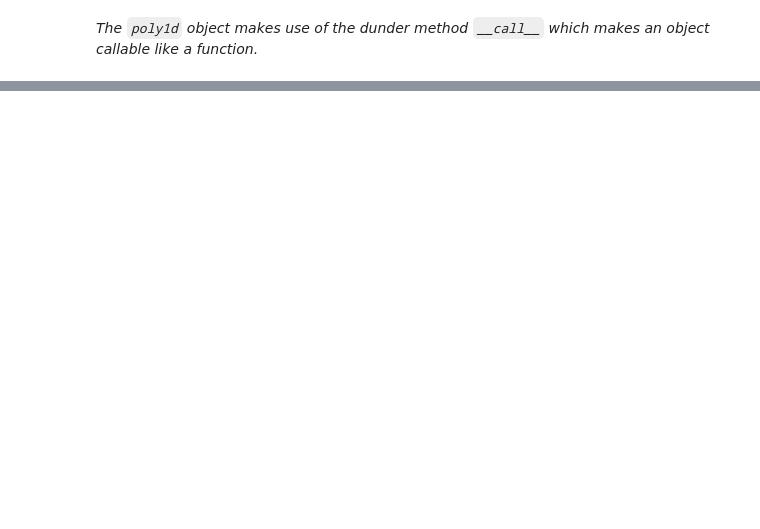
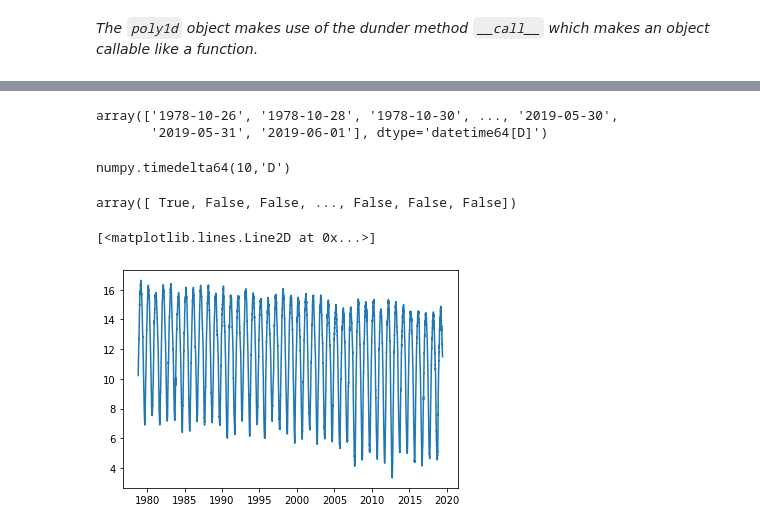
Before and after one commit to eyalnus/Python-Data, a Jupyter notebook: NumPy-full.ipynb, the cells around one changed output, grey strips where cells are left out. Saved outputs shown, nothing was run; the diff lists cells and outputs as text; code cells hidden in the pictures; blank space fills up the shorter version.

Commit message:
numpy example

```diff
--- a/NumPy-full.ipynb
+++ b/NumPy-full.ipynb
@@ -728,0 +712,11 @@ plt.plot(t, mean_distance, 'g+',t, p3(np.sqrt(t)), 'b-', t, np.sqrt(2*t/np.pi),'
+# %%
+import csv
+date = {'north':[],'south':[]}
+extent = {'north':[],'south':[]}
+with open('sea-ice-fixed.csv') as file:
+    reader = csv.DictReader(file)
+    for d in reader:
+        extent[d["hemisphere"]].append(d['Extent'])
+        date[d["hemisphere"]].append(d['Date'])
+print(date['north'][0])
+print(extent['north'][0])
@@ -728,0 +726,4 @@ plt.plot(t, mean_distance, 'g+',t, p3(np.sqrt(t)), 'b-', t, np.sqrt(2*t/np.pi),'
+# %%
+n_extent = np.array(extent['north'], dtype = 'f')
+s_extent = np.array(extent['south'], dtype = 'f')
+n_extent
@@ -728,0 +741,20 @@ plt.plot(t, mean_distance, 'g+',t, p3(np.sqrt(t)), 'b-', t, np.sqrt(2*t/np.pi),'
+# %%
+n_date = np.array(date['north'], dtype = 'datetime64[D]')
+s_date = np.array(date['south'], dtype = 'datetime64[D]')
+n_date
+# %% [output]
+array(['1978-10-26', '1978-10-28', '1978-10-30', ..., '2019-05-30',
+       '2019-05-31', '2019-06-01'], dtype='datetime64[D]')
+# %%
+n_date[5]-n_date[0]
+# %% [output]
+numpy.timedelta64(10,'D')
+# %%
+n_date < np.datetime64('1978-10-27')
+# %% [output]
+array([ True, False, False, ..., False, False, False])
+# %%
+plt.plot(n_date,n_extent)
+# %% [output]
+[<matplotlib.lines.Line2D at 0x...>]
+[figure, added]
```
Also changed, not shown: parts of 41 cells of this notebook, 1 other file.
